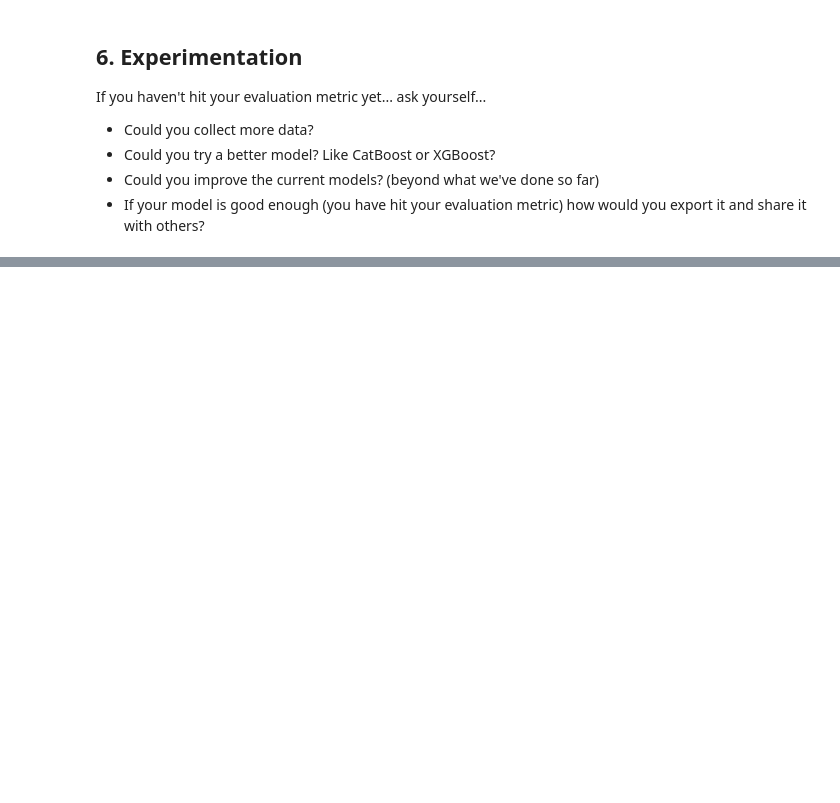
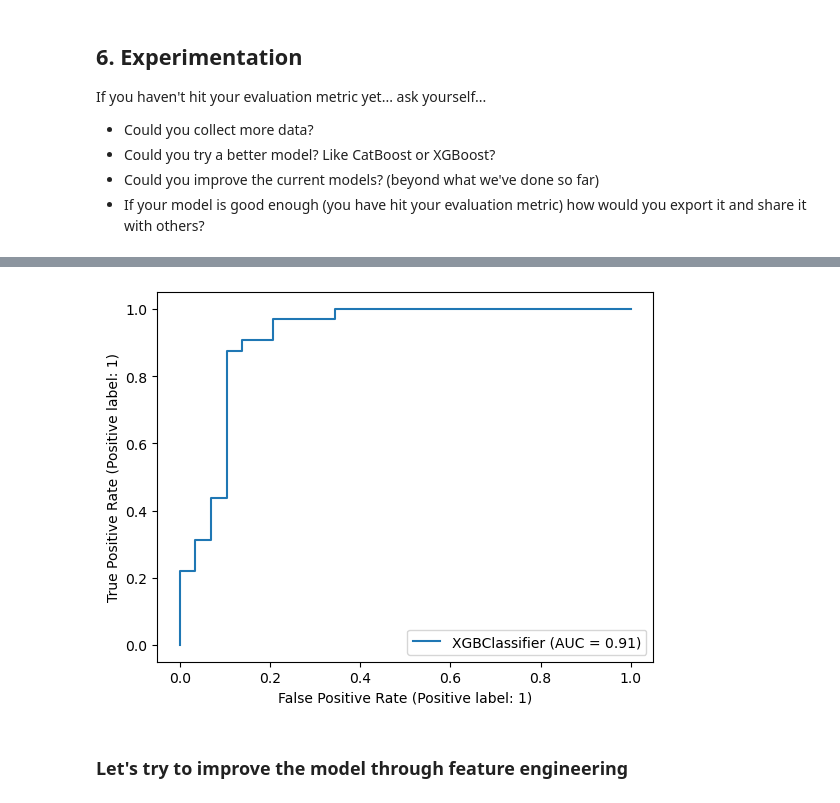
Before and after one commit to Kyprianos2001/Heart-Disease-Prediction-Project-Classification, a Jupyter notebook: end-to-end-heart-disease-classification.ipynb, the cells around one changed output, grey strips where cells are left out. Saved outputs shown, nothing was run; the diff lists cells and outputs as text; code cells hidden in the pictures; blank space fills up the shorter version.

```diff
--- a/end-to-end-heart-disease-classification.ipynb
+++ b/end-to-end-heart-disease-classification.ipynb
@@ -882,0 +1111,7 @@ If you haven't hit your evaluation metric yet... ask yourself...
+# %%
+# Plot ROC curve and calculate the AUC metric
+RocCurveDisplay.from_estimator(model_xgb, X_test, y_test);
+# %% [output]
+[figure, added]
+# %% [markdown]
+### Let's try to improve the model through feature engineering
```
Also changed, not shown: parts of 45 cells of this notebook.
